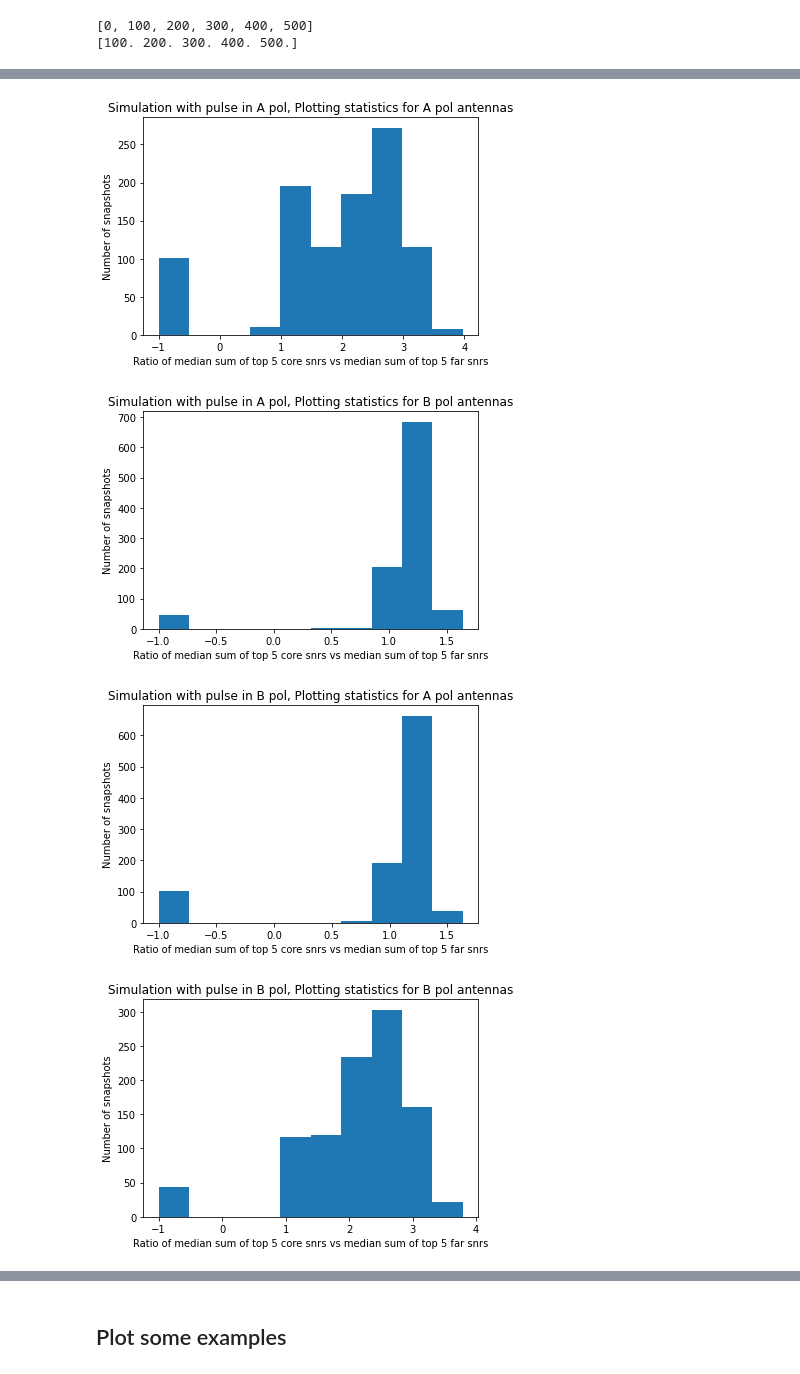
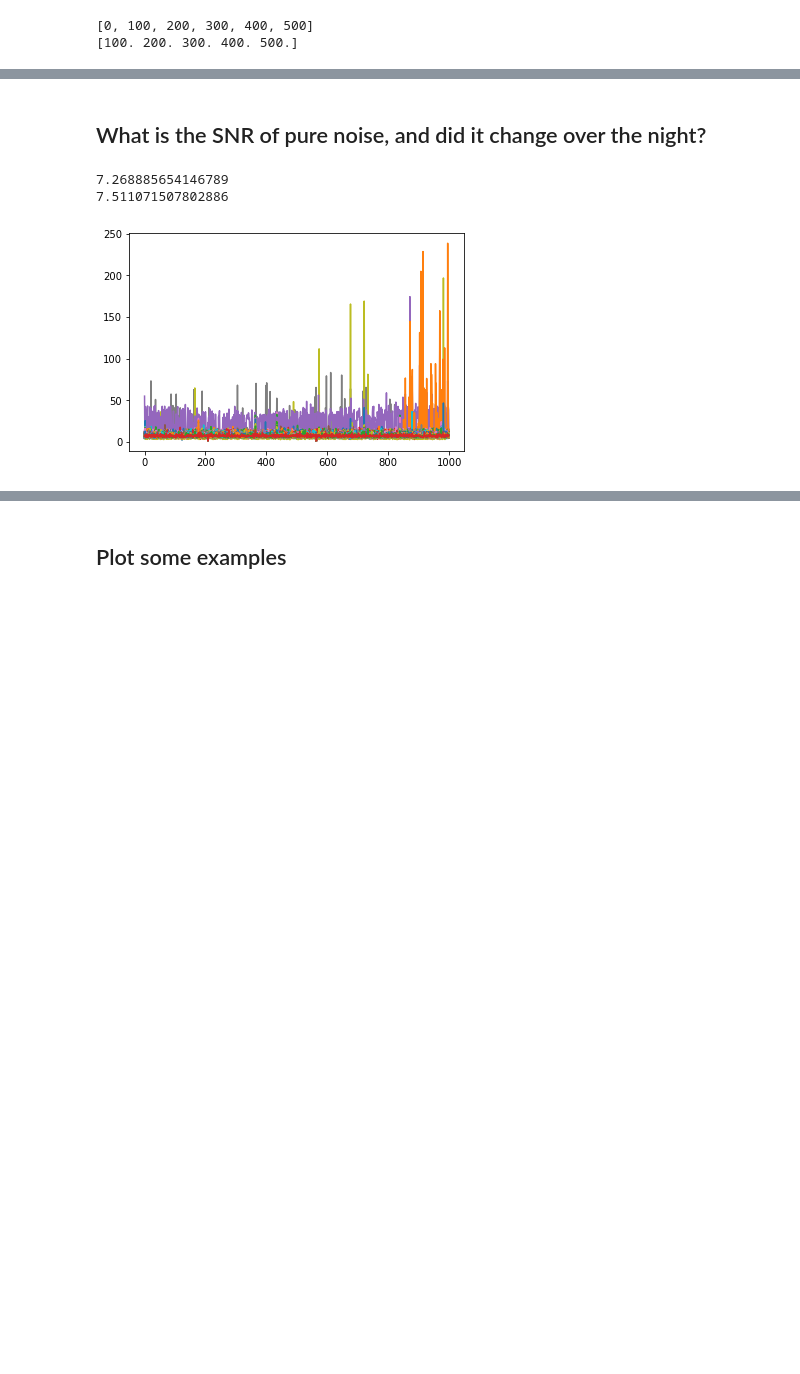
Before and after one commit to kathrynplant/lwa-cosmic-rays, a Jupyter notebook: Simulation_Results.ipynb, the cells around one changed output, grey strips where cells are left out. Drawn from its saved outputs; the diff is of its cells as text; code cells hidden in the pictures; blank space fills up the shorter version.

Commit message:
Versions from latest simulation.

```diff
--- a/Simulation_Results.ipynb
+++ b/Simulation_Results.ipynb
@@ -373,33 +393,33 @@ snrtop5_BsimBratio=np.load(directory+'simulate-pulse-500Bovernight1688446317.748
+# %% [markdown]
+## What is the SNR of pure noise, and did it change over the night?
+# %%
+#this cell took 2 minutes to run on all the data
+snrs=np.zeros((704,1000))
+for e,event_indices in enumerate(complete_events):
+    event=[records[i] for i in event_indices]
+
+    for r in event:
+        timeseries=r['data']
+        snap_zero_indexed=r['board_id']-1
+        snapinput=r['antenna_id']
+        total_ant_id=(64*snap_zero_indexed)+snapinput
+
+        convolved=signal.convolve(timeseries,h,mode='valid')
+        powertimeseries=np.square(convolved)
+        smoothed=signal.convolve(powertimeseries,(1/4)*np.ones(4),mode='valid')
+        noise=np.mean(smoothed[:2000])
+        peak_index_total=np.argmax(smoothed)
+        peak_total=smoothed[peak_index_total]
+        snr=peak_total/noise
+        snrs[total_ant_id,e]=snr
+# %%
+print(np.median(snrs))
+print(np.mean(snrs))
+# %% [output]
+7.268885654146789
+7.511071507802886
 # %%
-plt.figure()
-plt.title("Simulation with pulse in A pol, Plotting statistics for A pol antennas")
-plt.hist(snrtop5_AsimAratio)
-plt.xlabel('Ratio of median sum of top 5 core snrs vs median sum of top 5 far snrs')
-plt.ylabel('Number of snapshots')
-
-plt.show()
-plt.figure()
-plt.title("Simulation with pulse in A pol, Plotting statistics for B pol antennas")
-plt.hist(snrtop5_AsimBratio)
-plt.xlabel('Ratio of median sum of top 5 core snrs vs median sum of top 5 far snrs')
-plt.ylabel('Number of snapshots')
-
-plt.show()
-plt.figure()
-plt.title("Simulation with pulse in B pol, Plotting statistics for A pol antennas")
-plt.hist(snrtop5_BsimAratio)
-plt.xlabel('Ratio of median sum of top 5 core snrs vs median sum of top 5 far snrs')
-plt.ylabel('Number of snapshots')
-
-plt.show()
-plt.figure()
-plt.title("Simulation with pulse in B pol, Plotting statistics for B pol antennas")
-plt.hist(snrtop5_BsimBratio)
-plt.xlabel('Ratio of median sum of top 5 core snrs vs median sum of top 5 far snrs')
-plt.ylabel('Number of snapshots')
-plt.show()
+for i in range(704):
+    plt.plot(snrs[i])
 # %% [output]
-[figure, old version]
+[figure, new version]
-[figure, removed]
-[figure, removed]
-[figure, removed]
```
Also changed, not shown: parts of 13 cells of this notebook, 1 other file.
